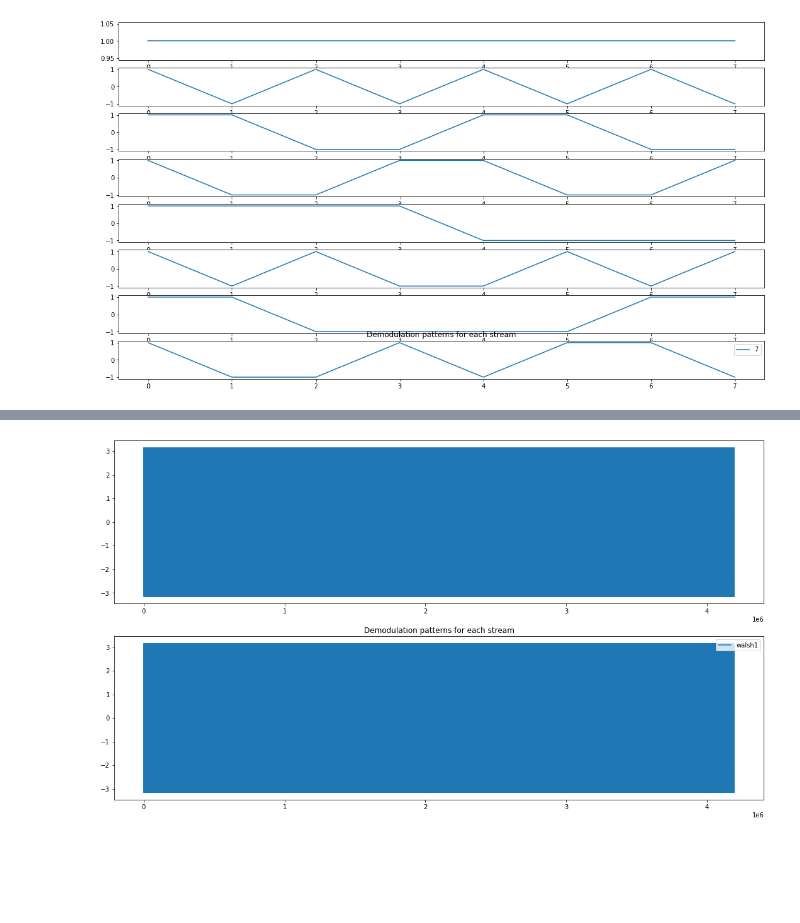
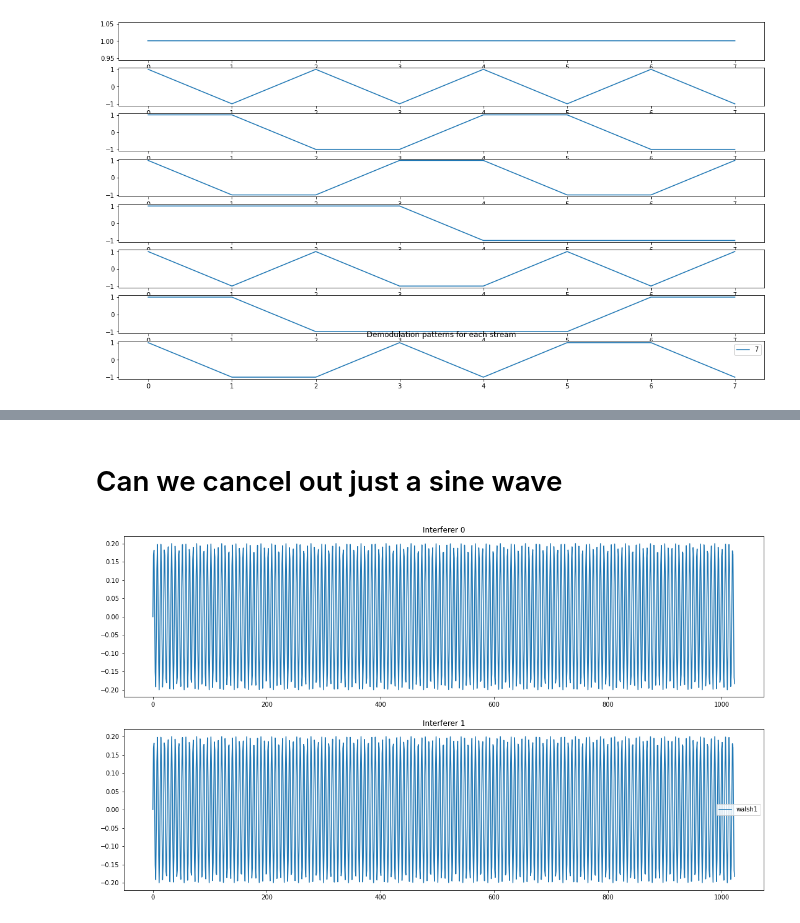
Before and after one commit to lmberkhout/walsh_sims, a Jupyter notebook: psdemo.ipynb, the cells around one changed output, grey strips where cells are left out. Drawn from its saved outputs; the diff is of its cells as text; code cells hidden in the pictures; blank space fills up the shorter version.

```diff
--- a/psdemo.ipynb
+++ b/psdemo.ipynb
@@ -136,20 +47,18 @@ plt.show()
 # %%
-M     = 4          # Number of taps
-P     = 1024       # Number of 'branches', also fft length
-W     = 1000       # Number of windows of length M*P in input time stream
-n_int = 2          # Number of time integrations on output data
+# Generate a test data steam that is the appropriate length
+samples = np.arange(1024)
+#The "noise"
 
-# Generate a test data steam that is the appropriate length for the FFT/PFB windowing
-samples = np.arange(M*P*W)
-#The "noise"
-noise   = np.random.normal(loc=0, scale=0.1, size=M*P*W)
+noise   = np.random.normal(loc=0, scale=0.1, size=1024)
 freq = 1
 freq2 = .5
 amp  = 0.2
+
 #The CW signal is our science signal
-cw_signal2 = amp * np.sin(samples * freq2)
+cw_signal = amp * np.sin(samples * freq2)
 
 #The CW signal is our interferer
-cw_signal = amp * np.sin(samples * freq)
-data = noise + cw_signal + cw_signal2
+cw_signal2 = amp * np.sin(samples * freq)
+
+data = noise + cw_signal
 # %%
@@ -214,15 +84,0 @@ plt.show()
-# %%
-M     = 4          # Number of taps
-P     = 1024       # Number of 'branches', also fft length
-W     = 1024       # Number of windows of length M*P in input time stream
-n_int = 1024*3       # Number of time integrations on output data
-
-# Generate a longer test signal
-samples = np.arange(M*P*W)
-noise   = np.random.normal(loc=0, scale=0.1, size=M*P*W)
-freq = 1
-amp  = 0.2
-cw_signal = amp * np.sin(samples * freq)
-cw_signal2 = amp * np.sin(samples * freq2)
-data = noise + cw_signal2
-period_base = len(samples)//8
@@ -314,10 +191,16 @@ plt.show()
+# %% [markdown]
+# Can we cancel out just a sine wave
+# %%
+modulated0 = cw_signal2
+modulated1 = cw_signal2
 # %%
 fig,ax = plt.subplots(2,1)
 fig.set_size_inches(18.5, 10.5)
-ax[0].plot(np.angle(demodulated0)-np.angle(data), label='walsh0')
-ax[1].plot(np.angle(demodulated1)-np.angle(data), label='walsh1')
-plt.title('Demodulation patterns for each stream')
+ax[0].set_title('Interferer 0')
+ax[1].set_title('Interferer 1')
+ax[0].plot(modulated0, label='walsh0')
+ax[1].plot(modulated1, label='walsh1')
 plt.legend()
 plt.show()
 # %% [output]
-[figure, old version]
+[figure, new version]
```
Also changed, not shown: parts of 22 cells of this notebook.
